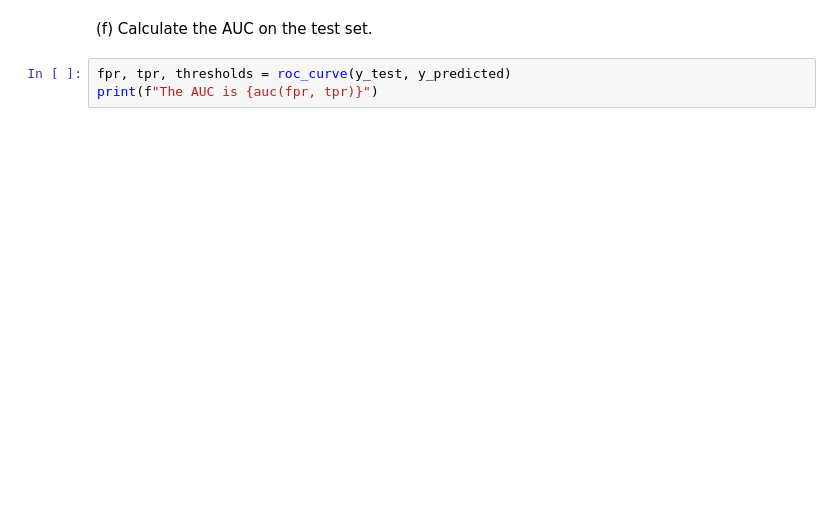
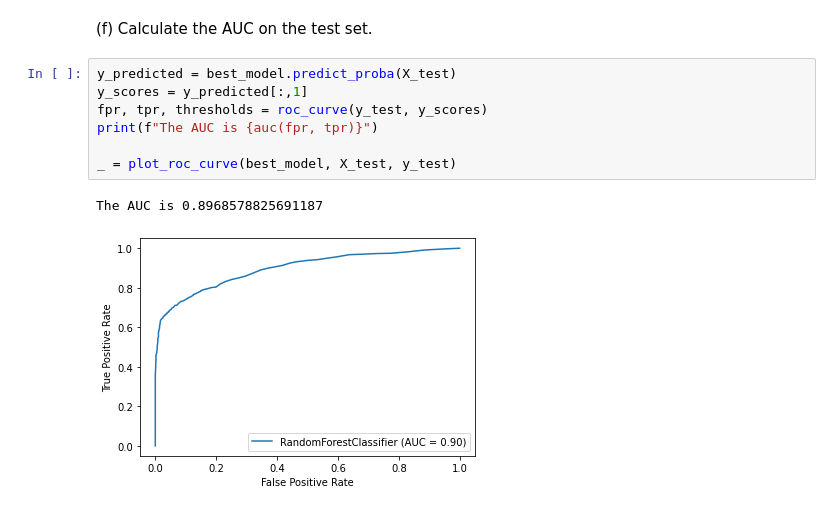
Before and after one commit to LiorSukman/machine-learning-for-ns-hw-repo, a Jupyter notebook: HW3/HW3_notebook.ipynb, the cells around one changed output. Cells and saved outputs as stored; diff of their text form; blank space fills up the shorter version.

```diff
--- a/HW3/HW3_notebook.ipynb
+++ b/HW3/HW3_notebook.ipynb
@@ -189,5 +185,12 @@ _=plt.xlabel("feature importances")
 # %% [markdown]
 (f) Calculate the AUC on the test set.
 # %%
-fpr, tpr, thresholds = roc_curve(y_test, y_predicted)
+y_predicted = best_model.predict_proba(X_test)
+y_scores = y_predicted[:,1]
+fpr, tpr, thresholds = roc_curve(y_test, y_scores)
 print(f"The AUC is {auc(fpr, tpr)}")
+
+_ = plot_roc_curve(best_model, X_test, y_test)
+# %% [output]
+The AUC is 0.8968578825691187
+[figure, added]
```
Also changed, not shown: parts of 3 cells of this notebook.
